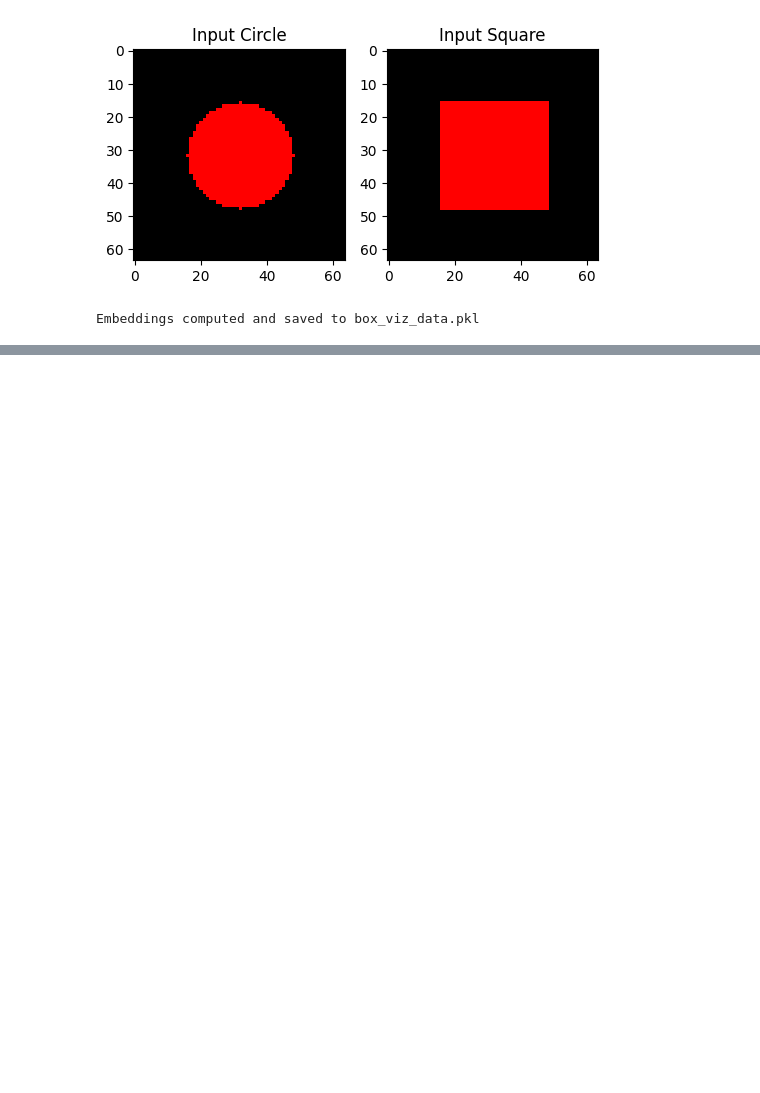
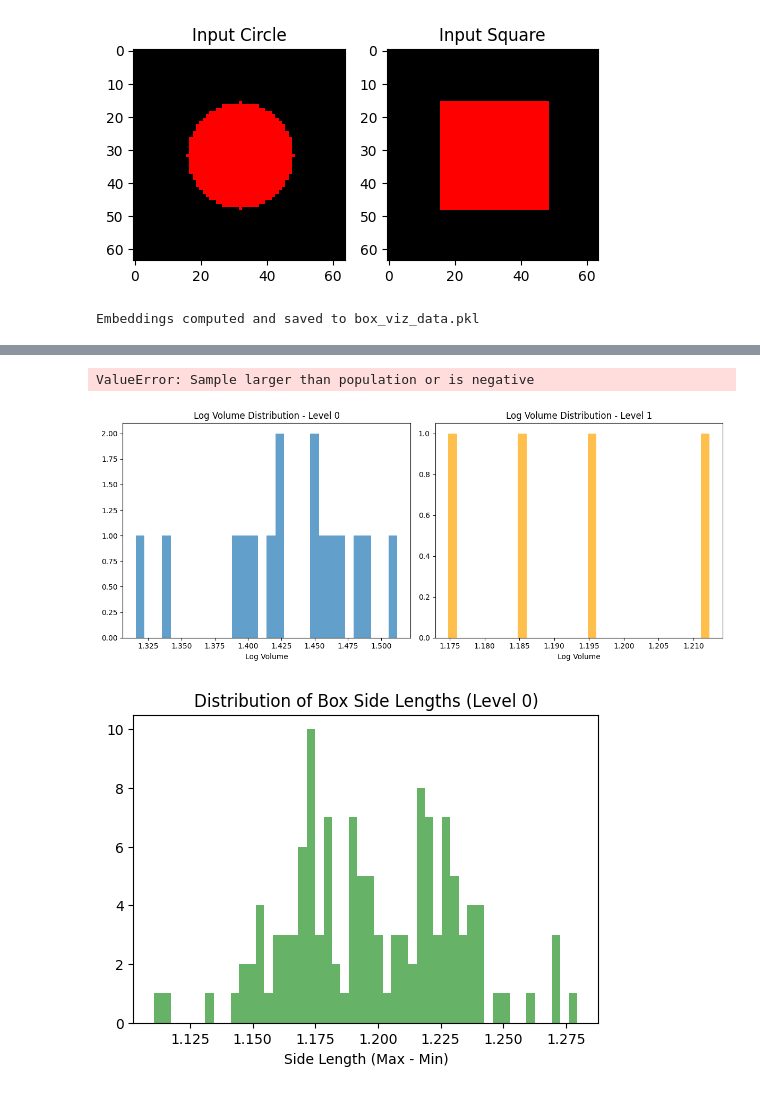
Before and after one commit to Lossfunk/compositional-representation-learning, a Jupyter notebook: notebooks/playgrounds/HierarchicalBoxEmbeddingVAE_analysis.ipynb, the cells around one changed output, grey strips where cells are left out. Drawn from its saved outputs; the diff is of its cells as text; code cells hidden in the pictures; blank space fills up the shorter version.

```diff
--- a/notebooks/playgrounds/HierarchicalBoxEmbeddingVAE_analysis.ipynb
+++ b/notebooks/playgrounds/HierarchicalBoxEmbeddingVAE_analysis.ipynb
@@ -157,0 +247,78 @@ export_data
+# %%
+def visualize_composition(l1_idx, top_k=5):
+    # Get the specific L1 box reconstruction
+    l1_img = recon_l1[l1_idx].permute(1, 2, 0).numpy()
+
+    # Get weights for this child
+    weights = adjacency_weights[l1_idx] # Shape (Num_L0,)
+
+    # Get indices of top k parents
+    top_indices = np.argsort(weights)[::-1][:top_k]
+    top_weights = weights[top_indices]
+
+    # Setup Plot
+    fig, axes = plt.subplots(1, top_k + 1, figsize=(3 * (top_k + 1), 3))
+
+    # Plot Child
+    axes[0].imshow(np.clip(l1_img, 0, 1))
+    axes[0].set_title(f"L1 Box #{l1_idx}\n(Composition)")
+    axes[0].axis('off')
+
+    # Plot Parents
+    for i, (idx, w) in enumerate(zip(top_indices, top_weights)):
+        l0_img = recon_l0[idx].permute(1, 2, 0).numpy()
+        ax = axes[i+1]
+        ax.imshow(np.clip(l0_img, 0, 1))
+        ax.set_title(f"L0 Box #{idx}\nWeight: {w:.2f}")
+        ax.axis('off')
+
+        # Add a colored border if weight is high (>0.5)
+        if w > 0.5:
+            for spine in ax.spines.values():
+                spine.set_edgecolor('green')
+                spine.set_linewidth(3)
+
+    plt.suptitle(f"Decomposition of Level 1 Box {l1_idx}", y=1.05)
+    plt.tight_layout()
+    plt.show()
+
+# Visualize a few random Level 1 boxes
+import random
+random_indices = random.sample(range(len(recon_l1)), 5)
+
+for idx in random_indices:
+    visualize_composition(idx, top_k=6)
+# %% [output]
+ValueError: Sample larger than population or is negative
+# %%
+with torch.no_grad():
+    # Calculate volumes (log scale)
+    vol_l0 = bessel_volume(level0_dist, volume_temp=0.1, log_scale=True).squeeze().cpu().numpy()
+    vol_l1 = bessel_volume(level1_dist, volume_temp=0.1, log_scale=True).squeeze().cpu().numpy()
+
+plt.figure(figsize=(12, 5))
+
+plt.subplot(1, 2, 1)
+plt.hist(vol_l0, bins=30, alpha=0.7, label='Level 0 (Patches)')
+plt.title("Log Volume Distribution - Level 0")
+plt.xlabel("Log Volume")
+
+plt.subplot(1, 2, 2)
+plt.hist(vol_l1, bins=30, alpha=0.7, color='orange', label='Level 1 (Images)')
+plt.title("Log Volume Distribution - Level 1")
+plt.xlabel("Log Volume")
+
+plt.tight_layout()
+plt.show()
+
+# Check Side lengths (uncertainty)
+# Large side lengths = high uncertainty / generic feature
+side_lengths_l0 = (level0_dist.mu_max - level0_dist.mu_min).squeeze().detach().cpu().numpy().flatten()
+plt.figure(figsize=(6, 4))
+plt.hist(side_lengths_l0, bins=50, color='green', alpha=0.6)
+plt.title("Distribution of Box Side Lengths (Level 0)")
+plt.xlabel("Side Length (Max - Min)")
+plt.show()
+# %% [output]
+[figure, added]
+[figure, added]
```
Also changed, not shown: parts of 8 cells of this notebook, 10 other files.
